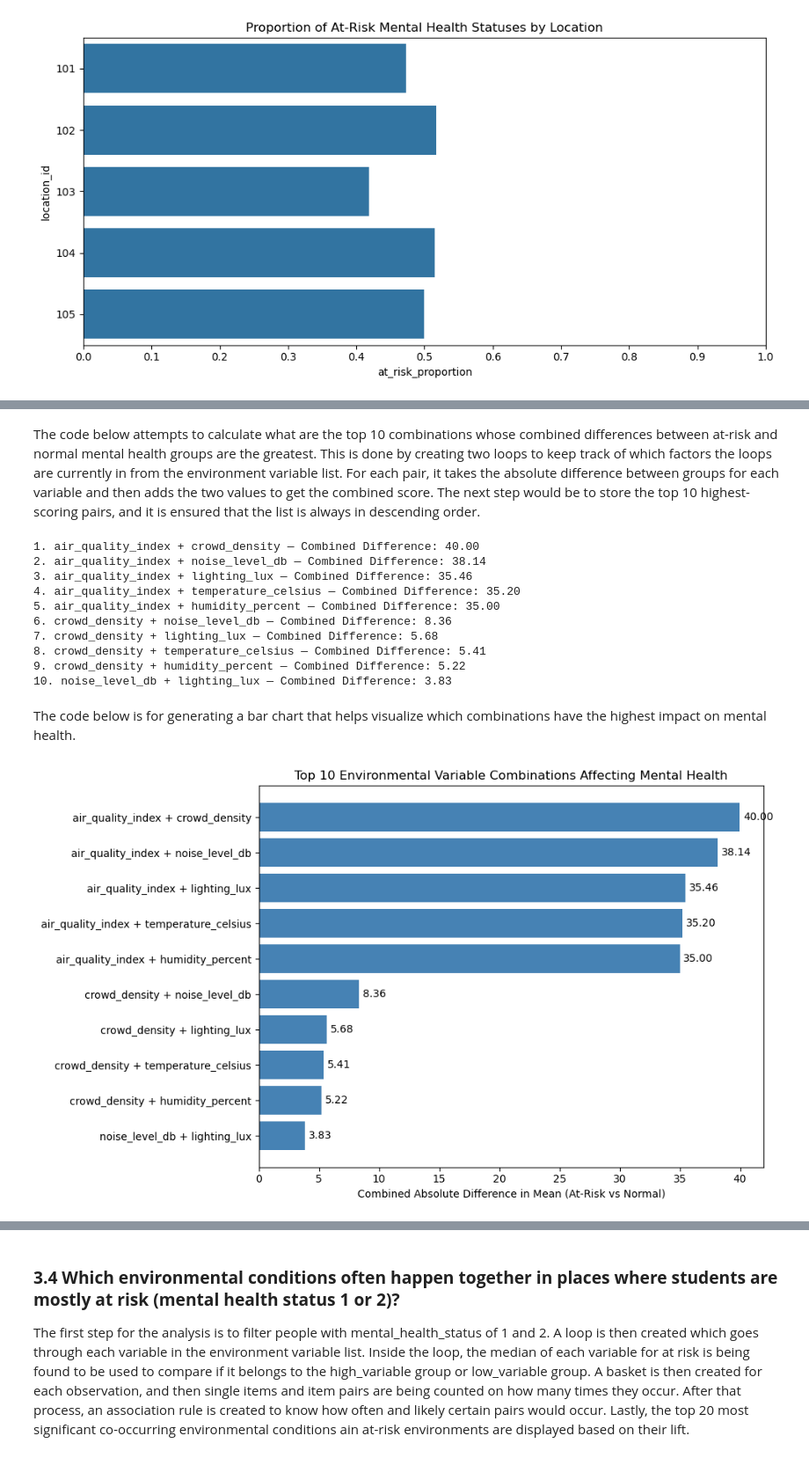
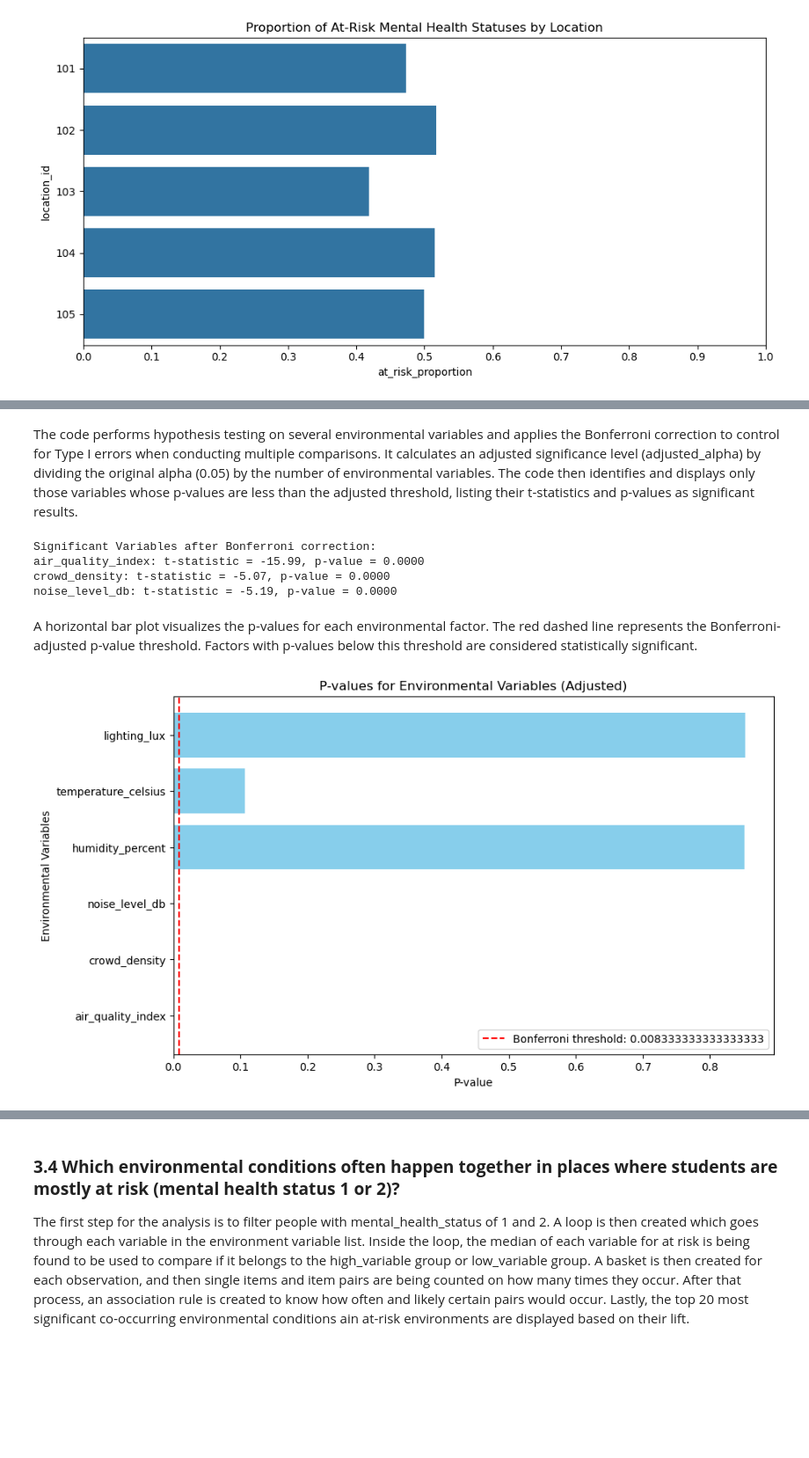
Before and after one commit to lanc3reyes/csmodel_mp, a Jupyter notebook: CSMODEL_Phase1_Group9.ipynb, the cells around one changed output, grey strips where cells are left out. Shown at 88% size. Drawn from its saved outputs; the diff is of its cells as text; code cells hidden in the pictures; blank space fills up the shorter version.

```diff
--- a/CSMODEL_Phase1_Group9.ipynb
+++ b/CSMODEL_Phase1_Group9.ipynb
@@ -659,61 +663,35 @@ combinations
 # %% [markdown]
-The code below attempts to calculate what are the top 10 combinations whose combined differences between at-risk and normal mental health groups are the greatest. This is done by creating two loops to keep track of which factors the loops are currently in from the environment variable list. For each pair, it takes the absolute difference between groups for each variable and then adds the two values to get the combined score. The next step would be to store the top 10 highest-scoring pairs, and it is ensured that the list is always in descending order.
+The code performs hypothesis testing on several environmental variables and applies the Bonferroni correction to control for Type I errors when conducting multiple comparisons. It calculates an adjusted significance level (adjusted_alpha) by dividing the original alpha (0.05) by the number of environmental variables. The code then identifies and displays only those variables whose p-values are less than the adjusted threshold, listing their t-statistics and p-values as significant results.
-# %%
-env_list = combinations.index.tolist()
-
-top_combination = []
-
-#create a top 10 on which combinations affect greatly
-for i in range(len(env_list)):
-    for j in range(i + 1, len(env_list)):
-        var1 = env_list[i]
-        var2 = env_list[j]
-
-        diff_sum = abs(combinations.loc[var1, 'Difference']) + abs(combinations.loc[var2, 'Difference'])
-        combo = f"{var1} + {var2}"
-
-        if len(top_combination) < 10:
-            top_combination.append((combo, diff_sum))
-            top_combination.sort(key=lambda x: x[1], reverse=True)
-        else:
-            if diff_sum > top_combination[-1][1]:
-                top_combination[-1] = (combo, diff_sum)
-                top_combination.sort(key=lambda x: x[1], reverse=True)
-
-for i, (combo, score) in enumerate(top_combination, 1):
-    print(f"{i}. {combo} — Combined Difference: {score:.2f}")
-# %% [output]
-1. air_quality_index + crowd_density — Combined Difference: 40.00
-2. air_quality_index + noise_level_db — Combined Difference: 38.14
-3. air_quality_index + lighting_lux — Combined Difference: 35.46
-4. air_quality_index + temperature_celsius — Combined Difference: 35.20
-5. air_quality_index + humidity_percent — Combined Difference: 35.00
-6. crowd_density + noise_level_db — Combined Difference: 8.36
-7. crowd_density + lighting_lux — Combined Difference: 5.68
-8. crowd_density + temperature_celsius — Combined Difference: 5.41
-9. crowd_density + humidity_percent — Combined Difference: 5.22
-10. noise_level_db + lighting_lux — Combined Difference: 3.83
+# %%
+# Adjust for multiple comparisons using Bonferroni correction
+alpha = 0.05
+adjusted_alpha = alpha / len(env_vars)  # Bonferroni correction
+significant_vars = {var: res for var, res in t_results.items() if res['p-value'] < adjusted_alpha}
+
+# Display significant results
+print("Significant Variables after Bonferroni correction:")
+for var, result in significant_vars.items():
+    print(f"{var}: t-statistic = {result['t-statistic']:.2f}, p-value = {result['p-value']:.4f}")
+# %% [output]
+Significant Variables after Bonferroni correction:
+air_quality_index: t-statistic = -15.99, p-value = 0.0000
+crowd_density: t-statistic = -5.07, p-value = 0.0000
+noise_level_db: t-statistic = -5.19, p-value = 0.0000
 # %% [markdown]
-The code below is for generating a bar chart that helps visualize which combinations have the highest impact on mental health.
+A horizontal bar plot visualizes the p-values for each environmental factor. The red dashed line represents the Bonferroni-adjusted p-value threshold. Factors with p-values below this threshold are considered statistically significant.
 # %%
-#Graph Representation of the top 10 for better visualization
-combinations = [x[0] for x in top_combination]
-differences = [x[1] for x in top_combination]
+#Graph Representation
+p_values = [result['p-value'] for result in t_results.values()]
+variables = list(t_results.keys())
 
 plt.figure(figsize=(10, 6))
-bars = plt.barh(combinations, differences, color='steelblue')
-plt.title("Top 10 Environmental Variable Combinations Affecting Mental Health")
-plt.xlabel("Combined Absolute Difference in Mean (At-Risk vs Normal)")
-plt.gca().invert_yaxis()
-plt.axvline(0, color='gray', linestyle='--', linewidth=0.7)
-
-for bar in bars:
-    width = bar.get_width()
-    plt.text(width + 0.3, bar.get_y() + bar.get_height()/2,
-             f"{width:.2f}", va='center')
-
-plt.tight_layout()
+plt.barh(variables, p_values, color='skyblue')
+plt.axvline(x=adjusted_alpha, color='red', linestyle='--', label=f"Bonferroni threshold: {adjusted_alpha}")
+plt.title('P-values for Environmental Variables (Adjusted)')
+plt.xlabel('P-value')
+plt.ylabel('Environmental Variables')
+plt.legend()
 plt.show()
 # %% [output]
-[figure, old version]
+[figure, new version]
 # %% [markdown]
```
Also changed, not shown: parts of 6 cells of this notebook.
